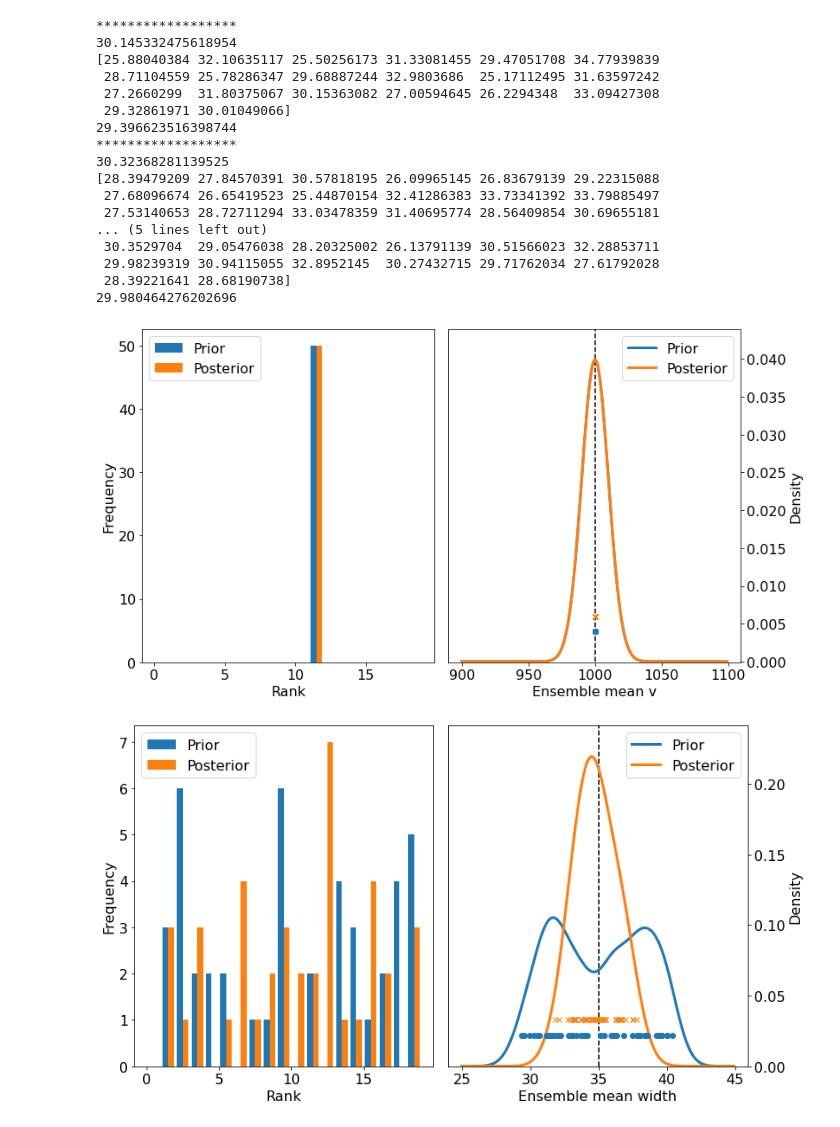
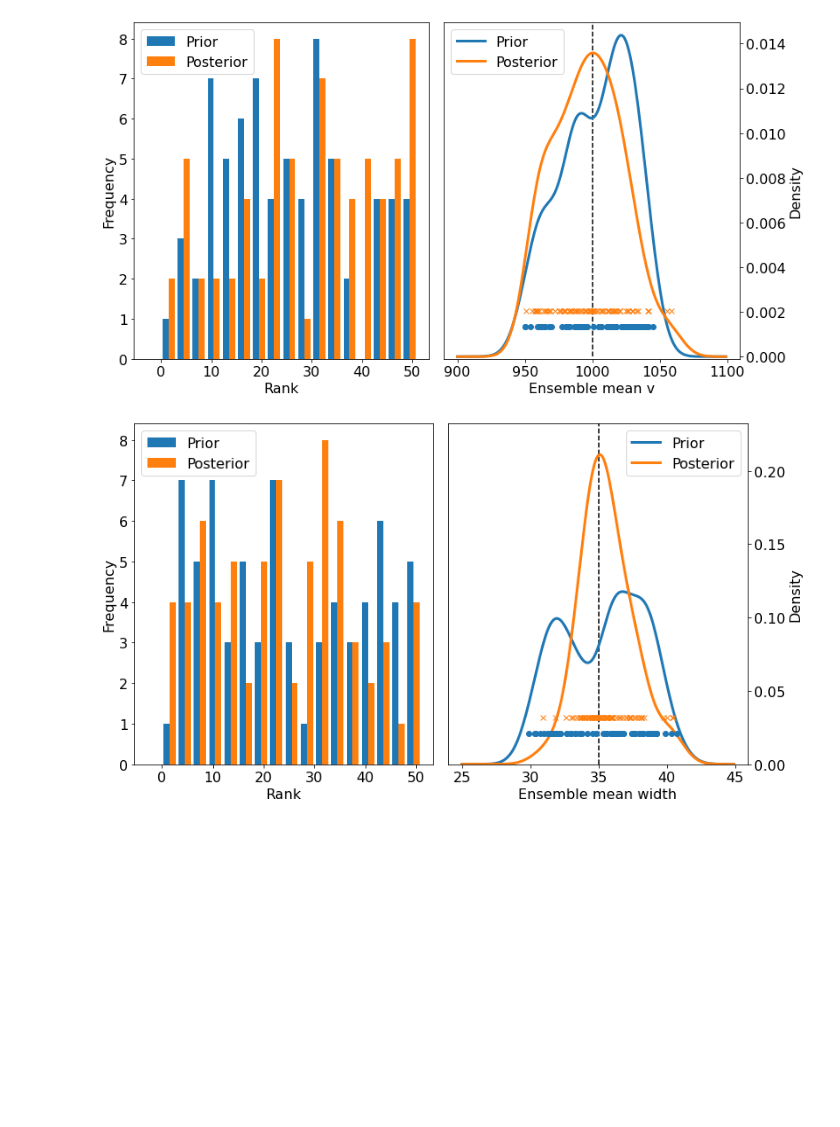
Before and after one commit to LukeBarnard/SIR_HUXt, a Jupyter notebook: code/calibration_analysis.ipynb, the cells around one changed output. Saved outputs shown, nothing was run; the diff lists cells and outputs as text; code cells hidden in the pictures; blank space fills up the shorter version.

```diff
--- a/code/calibration_analysis.ipynb
+++ b/code/calibration_analysis.ipynb
@@ -23,8 +23,9 @@ mpl.rc("xtick", labelsize=16)
 mpl.rc("legend", fontsize=16)
 # %%
 dirs = shv.get_project_dirs()
-data_dir = os.path.join(dirs['sir_analysis'], "shw_calibrate_v2", "SIR_HUXt_*.hdf5")
+data_dir = os.path.join(dirs['sir_analysis'], "shvwl_calibrate_v2", "SIR_HUXt_*.hdf5")
 files = glob.glob(data_dir)
+files = files[:-1]
 
 # Get ranks and ensemble means of the priors
 v_rank_prior = []
@@ -32,9 +33,9 @@ v_avg_prior = []
 
 ess_prior = []
 
-params = ['v_truth', 'v_avg', 'v_rank',
-          'width_truth', 'width_avg', 'width_rank',
-          'lon_truth', 'lon_avg', 'lon_rank',
+params = ['v_truth', 'v_avg', 'v_rank', 'v_std',
+          'width_truth', 'width_avg', 'width_rank', 'width_std',
+          'lon_truth', 'lon_avg', 'lon_rank', 'lon_std',
           'ess']
 
 data = {key: {param_key:[] for param_key in params} for key in ['prior', 'post']}
@@ -73,18 +74,12 @@ for key in ['prior', 'post']:
             data[key][param + '_rank'].append(vals_ranks[-1])
             # Ensemble mean of prior
             data[key][param + '_avg'].append(np.mean(vals))
-
-            if key == 'prior':
-                if param == 'width':
-                    if np.mean(vals) < 30:
-                        print('******************')
-                        print(np.rad2deg(out_file['cme_inital_values'][()][3]))
-                        print(vals)
-                        print(np.mean(vals))
+            data[key][param + '_std'].append(np.std(vals))
 
         out_file.close()
 
 # Produce rank-histograms and dist of ensemble mean
+bins = np.arange(-3, n_ens+3, 3)
 bw = {'v':10, 'lon':1, 'width':1}
 grid =  {'v':np.arange(900, 1100, 1), 'lon':np.arange(-10, 10, 0.1), 'width':np.arange(25, 45, 0.1)}
 for param in ['v', 'width', 'lon']:
@@ -95,7 +90,7 @@ for param in ['v', 'width', 'lon']:
     val_truth = data['prior'][param + '_truth']
     fig, ax = plt.subplots(1, 2, figsize=(12, 6))
 
-    bins = np.arange(0, n_ens, 1)
+
     ax[0].hist(ranks, bins=bins, label=['Prior', 'Posterior'])
 
     cmap = plt.get_cmap("tab10")
@@ -103,49 +98,32 @@ for param in ['v', 'width', 'lon']:
     for val, col, label in zip([val_pri, val_pos], [cmap(0), cmap(1)], ['Prior', 'Posterior']):
 
         kde = KernelDensity(kernel='gaussian', bandwidth=bw[param]).fit(np.array(val).reshape(-1, 1))
         log_pdf = kde.score_samples(grid[param].reshape(-1,1))
         pdf = np.exp(log_pdf)
         ax[1].plot(grid[param], pdf, color=col, label=label, linewidth=3)
 
     y = np.zeros(len(val_pri)) + 0.1*np.max(pdf)
     ax[1].plot(val_pri, y, 'o', color=cmap(0))
 
     y = np.zeros(len(val_pos)) + 0.15*np.max(pdf)
     ax[1].plot(val_pos, y, 'x', color=cmap(1))
 
     ax[1].vlines(val_truth, 0, 2*np.max(pdf), linestyles=['--'], colors=['k'])
 
     ax[1].yaxis.tick_right()
     ax[1].yaxis.set_label_position("right")
 
     ax[0].set_xlabel('Rank')
     ax[0].set_ylabel('Frequency')
     ax[0].legend()
 
     ax[1].set_xlabel('Ensemble mean ' + param)
     ax[1].set_ylabel('Density')
     ax[1].set_ylim(-0.0001, 1.1*np.max(pdf))
     #ax[1].set_xlim(900, 1100)
     ax[1].legend()
 
     fig.subplots_adjust(left=0.1,bottom=0.1, right=0.9, top=0.99, wspace=0.05)
 # %% [output]
-******************
-30.145332475618954
-[25.88040384 32.10635117 25.50256173 31.33081455 29.47051708 34.77939839
- 28.71104559 25.78286347 29.68887244 32.9803686  25.17112495 31.63597242
- 27.2660299  31.80375067 30.15363082 27.00594645 26.2294348  33.09427308
- 29.32861971 30.01049066]
-29.396623516398744
-******************
-30.32368281139525
-[28.39479209 27.84570391 30.57818195 26.09965145 26.83679139 29.22315088
- 27.68096674 26.65419523 25.44870154 32.41286383 33.73341392 33.79885497
- 27.53140653 28.72711294 33.03478359 31.40695774 28.56409854 30.69655181
-... (5 lines left out)
- 30.3529704  29.05476038 28.20325002 26.13791139 30.51566023 32.28853711
- 29.98239319 30.94115055 32.8952145  30.27432715 29.71762034 27.61792028
- 28.39221641 28.68190738]
-29.980464276202696
-[figure, old version]
+[figure, new version]
-[figure, old version]
+[figure, new version]
```
Also changed, not shown: parts of 3 cells of this notebook, 4 other files.
